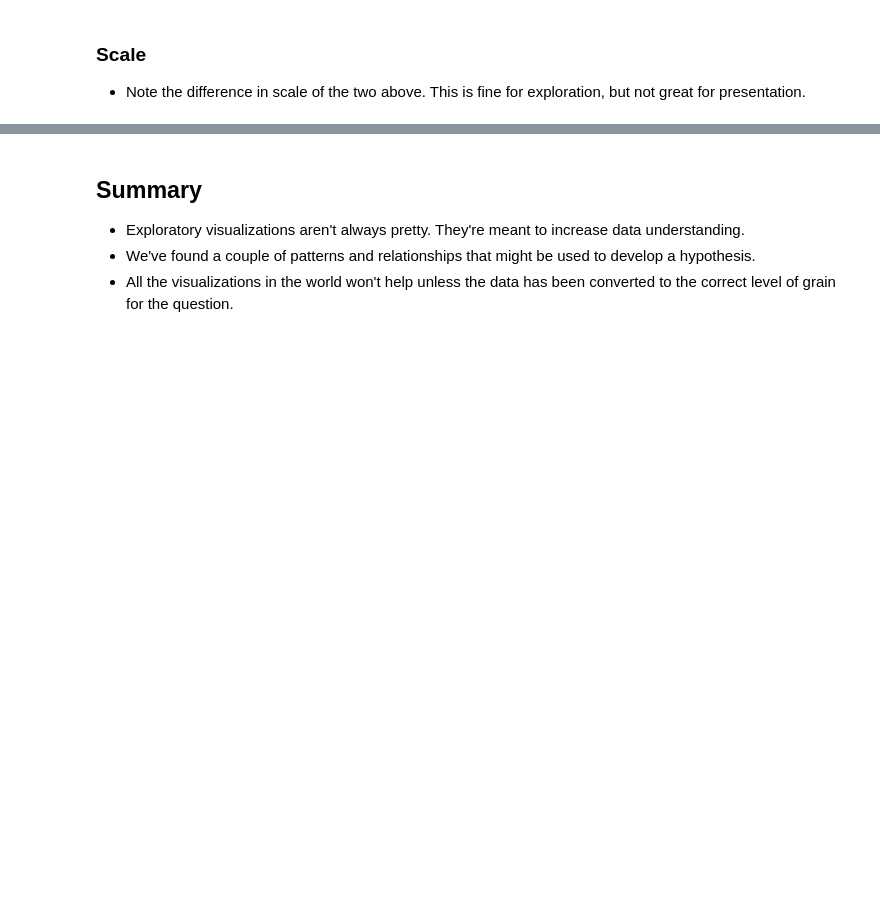
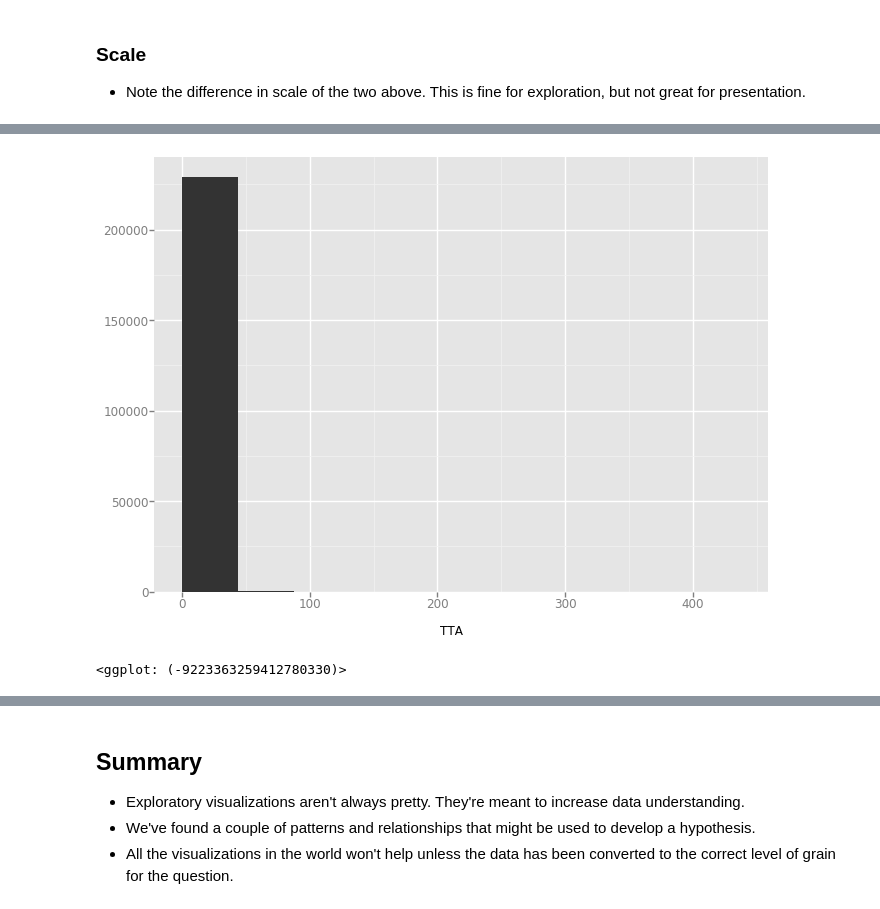
Before and after one commit to billmcmillin/dcs2, a Jupyter notebook: Data_Visualization_Python_Workshop.ipynb, the cells around one changed output, grey strips where cells are left out. Drawn from its saved outputs; the diff is of its cells as text; code cells hidden in the pictures; blank space fills up the shorter version.

```diff
--- a/Data_Visualization_Python_Workshop.ipynb
+++ b/Data_Visualization_Python_Workshop.ipynb
@@ -180,0 +200,5 @@ sorted_resp_times[-10:].plot.barh(width=0.8, color="green")
+# %%
+ggplot(fire_df, aes(x='TTA')) + geom_histogram()
+# %% [output]
+[figure, added]
+<ggplot: (-9223363259412780330)>
```
Also changed, not shown: parts of 7 cells of this notebook.
